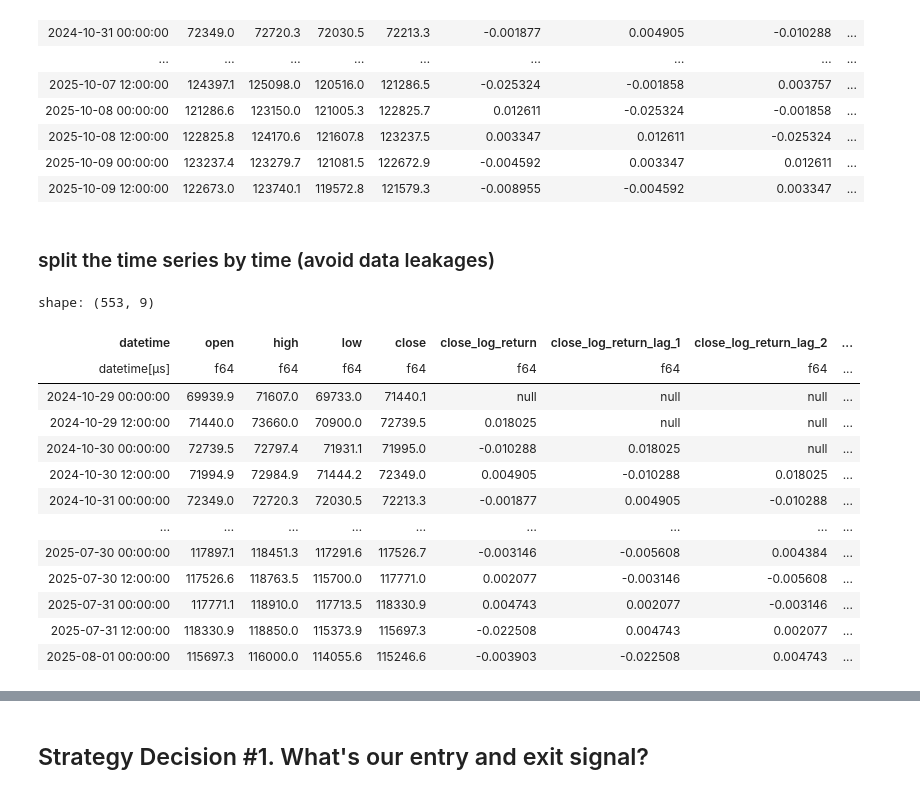
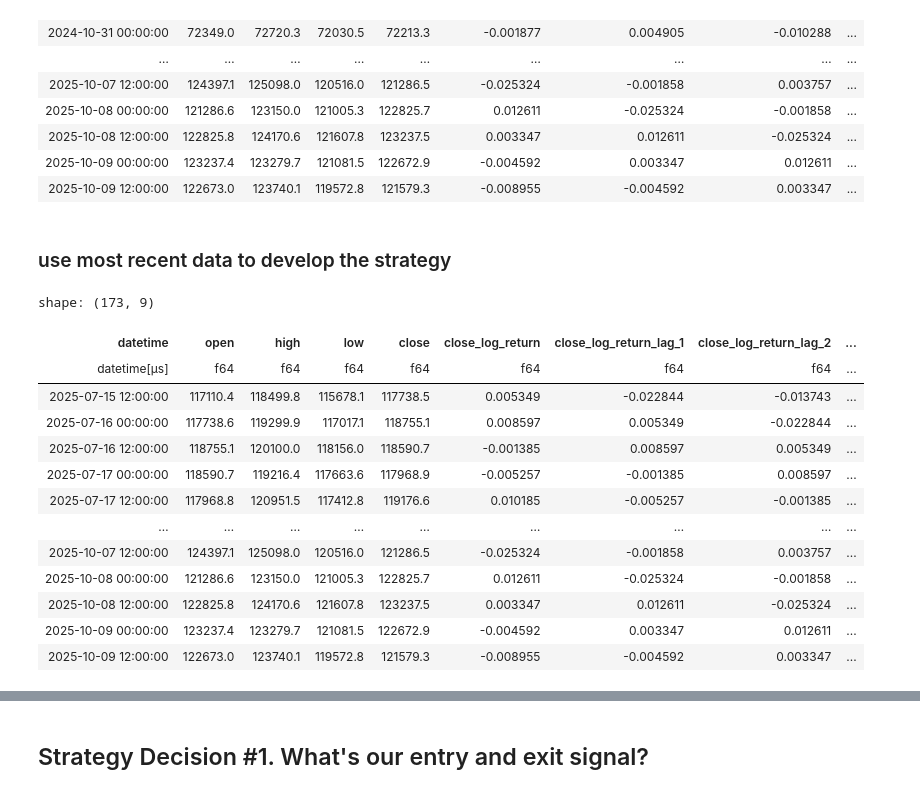
Before and after one commit to memlabs-research/build-a-quant-trading-strategy, a Jupyter notebook: video2.ipynb, the cells around one changed output, grey strips where cells are left out. Drawn from its saved outputs; the diff is of its cells as text; code cells hidden in the pictures.

```diff
--- a/video2.ipynb
+++ b/video2.ipynb
@@ -50,7 +58,7 @@ sym = 'BTCUSDT'
 time_interval = '12h'
 download_window = 7 * 4 * 7 # roughly 6 months
 forecast_horizon = 1
-test_size = 0.2
+test_size = 0.25
 # %% [markdown]
 ### load the model
 # %%
@@ -182,22 +204,22 @@ shape: (692, 9)
 | 2025-10-09 00:00:00 | 123237.4 | 123279.7 | 121081.5 | 122672.9 | -0.004592 | 0.003347 | 0.012611 | ... |
 | 2025-10-09 12:00:00 | 122673.0 | 123740.1 | 119572.8 | 121579.3 | -0.008955 | -0.004592 | 0.003347 | ... |
 # %% [markdown]
-### split the time series by time (avoid data leakages)
+### use most recent data to develop the strategy
 # %%
-train_trades, test_trades = research.timeseries_split(ts, test_size)
-train_trades
+_, test_trades = research.timeseries_split(ts, test_size)
+test_trades
 # %% [output]
-shape: (553, 9)
+shape: (173, 9)
 | datetime | open | high | low | close | close_log_return | close_log_return_lag_1 | close_log_return_lag_2 | ... |
 | datetime[μs] | f64 | f64 | f64 | f64 | f64 | f64 | f64 | ... |
-| 2024-10-29 00:00:00 | 69939.9 | 71607.0 | 69733.0 | 71440.1 | null | null | null | ... |
-| 2024-10-29 12:00:00 | 71440.0 | 73660.0 | 70900.0 | 72739.5 | 0.018025 | null | null | ... |
-| 2024-10-30 00:00:00 | 72739.5 | 72797.4 | 71931.1 | 71995.0 | -0.010288 | 0.018025 | null | ... |
-| 2024-10-30 12:00:00 | 71994.9 | 72984.9 | 71444.2 | 72349.0 | 0.004905 | -0.010288 | 0.018025 | ... |
-| 2024-10-31 00:00:00 | 72349.0 | 72720.3 | 72030.5 | 72213.3 | -0.001877 | 0.004905 | -0.010288 | ... |
+| 2025-07-15 12:00:00 | 117110.4 | 118499.8 | 115678.1 | 117738.5 | 0.005349 | -0.022844 | -0.013743 | ... |
+| 2025-07-16 00:00:00 | 117738.6 | 119299.9 | 117017.1 | 118755.1 | 0.008597 | 0.005349 | -0.022844 | ... |
+| 2025-07-16 12:00:00 | 118755.1 | 120100.0 | 118156.0 | 118590.7 | -0.001385 | 0.008597 | 0.005349 | ... |
+| 2025-07-17 00:00:00 | 118590.7 | 119216.4 | 117663.6 | 117968.9 | -0.005257 | -0.001385 | 0.008597 | ... |
+| 2025-07-17 12:00:00 | 117968.8 | 120951.5 | 117412.8 | 119176.6 | 0.010185 | -0.005257 | -0.001385 | ... |
 | … | … | … | … | … | … | … | … | ... |
-| 2025-07-30 00:00:00 | 117897.1 | 118451.3 | 117291.6 | 117526.7 | -0.003146 | -0.005608 | 0.004384 | ... |
-| 2025-07-30 12:00:00 | 117526.6 | 118763.5 | 115700.0 | 117771.0 | 0.002077 | -0.003146 | -0.005608 | ... |
-| 2025-07-31 00:00:00 | 117771.1 | 118910.0 | 117713.5 | 118330.9 | 0.004743 | 0.002077 | -0.003146 | ... |
-| 2025-07-31 12:00:00 | 118330.9 | 118850.0 | 115373.9 | 115697.3 | -0.022508 | 0.004743 | 0.002077 | ... |
-| 2025-08-01 00:00:00 | 115697.3 | 116000.0 | 114055.6 | 115246.6 | -0.003903 | -0.022508 | 0.004743 | ... |
+| 2025-10-07 12:00:00 | 124397.1 | 125098.0 | 120516.0 | 121286.5 | -0.025324 | -0.001858 | 0.003757 | ... |
+| 2025-10-08 00:00:00 | 121286.6 | 123150.0 | 121005.3 | 122825.7 | 0.012611 | -0.025324 | -0.001858 | ... |
+| 2025-10-08 12:00:00 | 122825.8 | 124170.6 | 121607.8 | 123237.5 | 0.003347 | 0.012611 | -0.025324 | ... |
+| 2025-10-09 00:00:00 | 123237.4 | 123279.7 | 121081.5 | 122672.9 | -0.004592 | 0.003347 | 0.012611 | ... |
+| 2025-10-09 12:00:00 | 122673.0 | 123740.1 | 119572.8 | 121579.3 | -0.008955 | -0.004592 | 0.003347 | ... |
```
Also changed, not shown: parts of 99 cells of this notebook, 1 other file.
